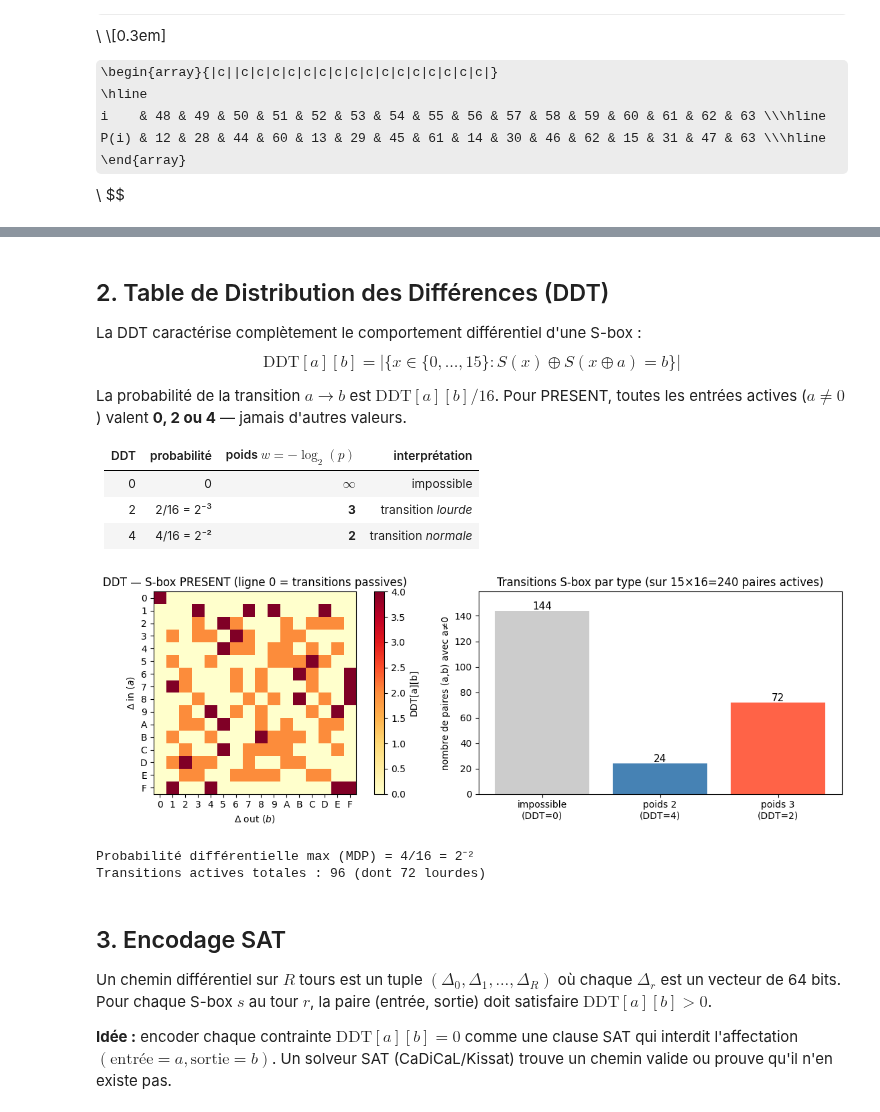
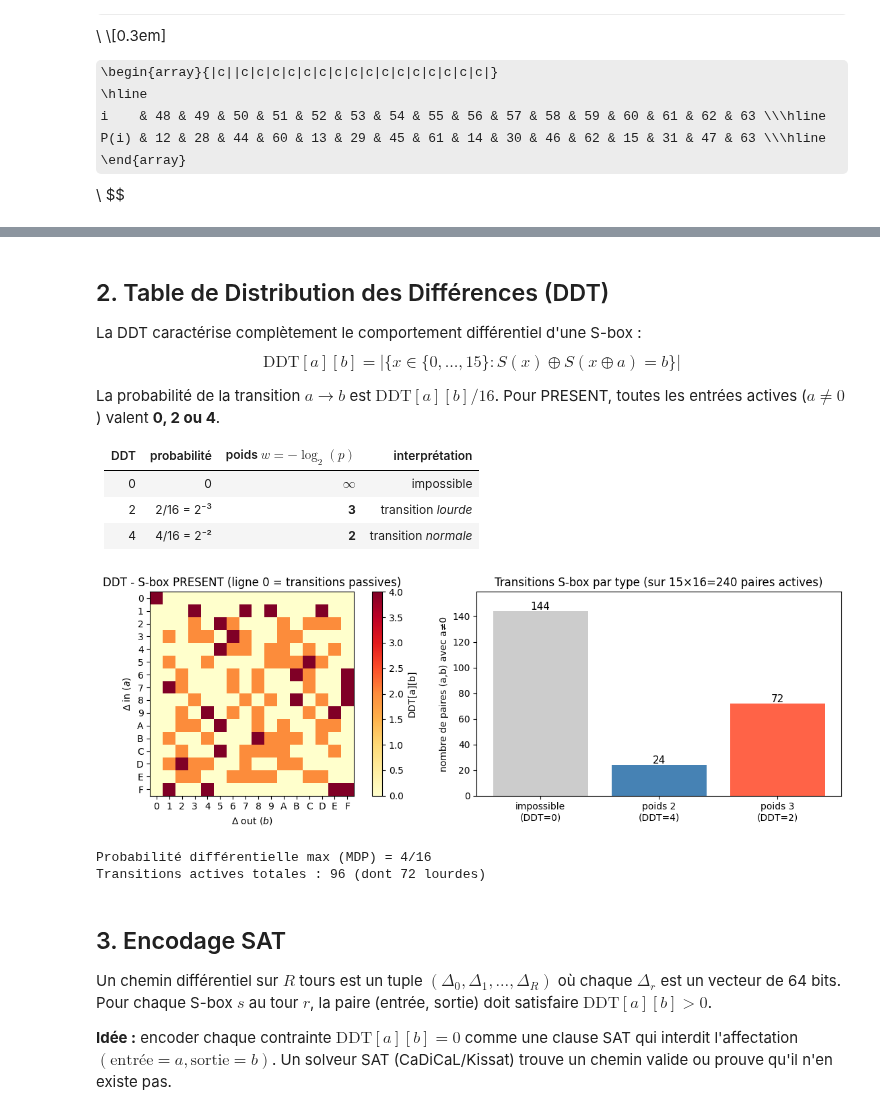
Before and after one commit to touikss/present-sat-cryptanalysis, a Jupyter notebook: notebook.ipynb, the cells around one changed output, grey strips where cells are left out. Saved outputs shown, nothing was run; the diff lists cells and outputs as text; code cells hidden in the pictures; some formulas as TeX source.

```diff
--- a/notebook.ipynb
+++ b/notebook.ipynb
@@ -148,7 +149,7 @@ La DDT caractérise complètement le comportement différentiel d'une S-box :
 $$\text{DDT}[a][b] = \left|\{ x \in \{0,\ldots,15\} : S(x) \oplus S(x \oplus a) = b \}\right|$$
 
 La probabilité de la transition $a \to b$ est $\text{DDT}[a][b]/16$.
-Pour PRESENT, toutes les entrées actives ($a \neq 0$) valent **0, 2 ou 4** — jamais d'autres valeurs.
+Pour PRESENT, toutes les entrées actives ($a \neq 0$) valent **0, 2 ou 4**.
 
 | DDT | probabilité | poids $w = -\log_2(p)$ | interprétation |
 |-----|------------|----------------------|----------------|
@@ -160,38 +161,37 @@ fig, axes = plt.subplots(1, 2, figsize=(12, 4))
 
 ax = axes[0]
 im = ax.imshow(DDT, cmap='YlOrRd', vmin=0, vmax=4)
 plt.colorbar(im, ax=ax, label='DDT[a][b]')
 ax.set_xticks(range(16)); ax.set_xticklabels([f'{i:X}' for i in range(16)])
 ax.set_yticks(range(16)); ax.set_yticklabels([f'{i:X}' for i in range(16)])
 ax.set_xlabel('$\\Delta$ out ($b$)')
 ax.set_ylabel('$\\Delta$ in ($a$)')
-ax.set_title('DDT — S-box PRESENT (ligne 0 = transitions passives)')
+ax.set_title('DDT - S-box PRESENT (ligne 0 = transitions passives)')
 
-# Distribution par poids
 impossible = sum(1 for a in range(1, 16) for b in range(16) if DDT[a][b] == 0)
 w2_count   = sum(1 for a in range(1, 16) for b in range(16) if DDT[a][b] == 4)
 w3_count   = sum(1 for a in range(1, 16) for b in range(16) if DDT[a][b] == 2)
 
 ax2 = axes[1]
 bars = ax2.bar(
     ['impossible\n(DDT=0)', 'poids 2\n(DDT=4)', 'poids 3\n(DDT=2)'],
     [impossible, w2_count, w3_count],
     color=['#ccc', 'steelblue', 'tomato']
 )
 for bar, val in zip(bars, [impossible, w2_count, w3_count]):
     ax2.text(bar.get_x() + bar.get_width()/2, bar.get_height() + 1, str(val),
              ha='center', fontsize=11)
 ax2.set_ylabel('nombre de paires (a,b) avec a≠0')
 ax2.set_title('Transitions S-box par type (sur 15×16=240 paires actives)')
 ax2.set_ylim(0, max(impossible, w2_count, w3_count) + 15)
 
 plt.tight_layout()
 plt.show()
-print(f"Probabilité différentielle max (MDP) = {DDT[1:].max()}/16 = 2⁻²")
+print(f"Probabilité différentielle max (MDP) = {DDT[1:].max()}/16")
 print(f"Transitions actives totales : {w2_count + w3_count} (dont {w3_count} lourdes)")
 # %% [output]
-[figure, old version]
+[figure, new version]
-Probabilité différentielle max (MDP) = 4/16 = 2⁻²
+Probabilité différentielle max (MDP) = 4/16
 Transitions actives totales : 96 (dont 72 lourdes)
 # %% [markdown]
 ## 3. Encodage SAT
```
Also changed, not shown: parts of 5 cells of this notebook.
